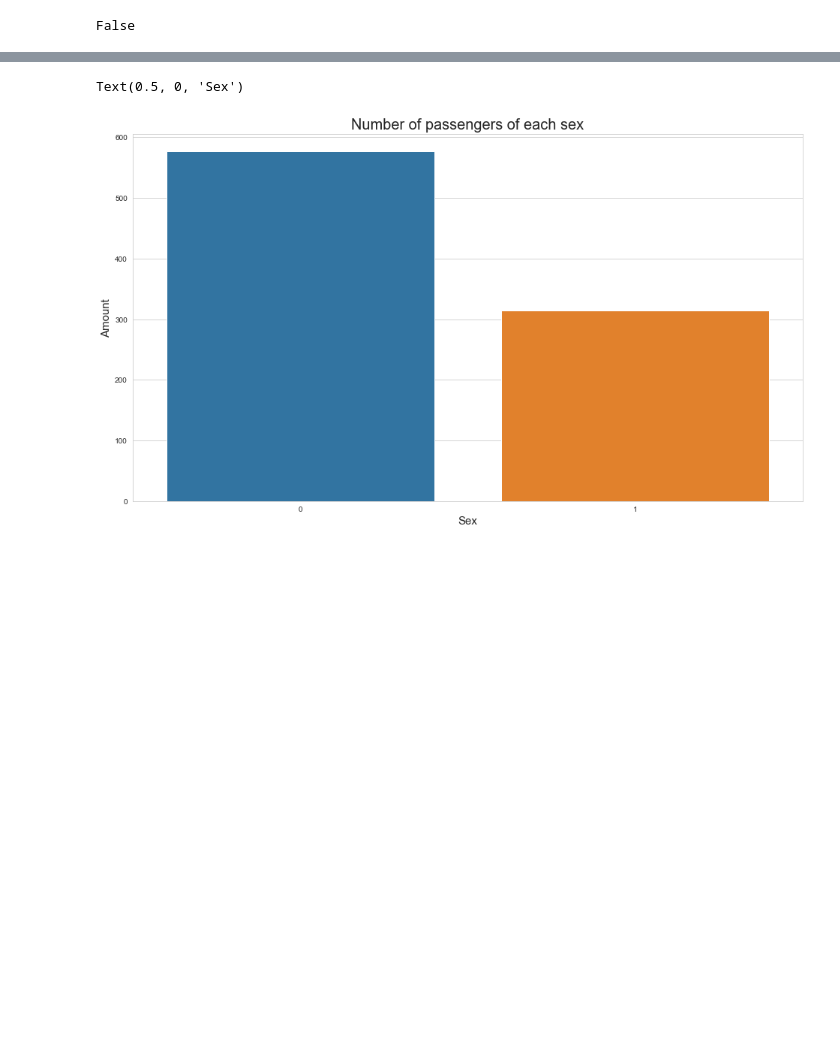
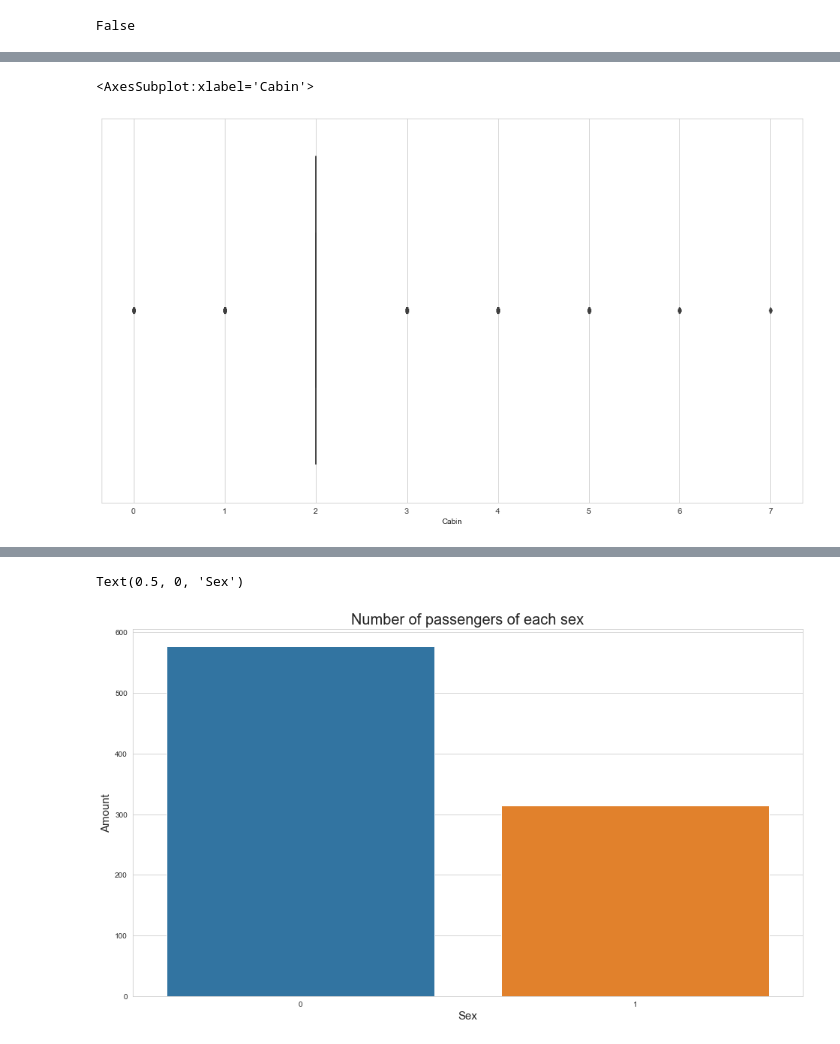
Before and after one commit to GoldenGarr/Titanic-, a Jupyter notebook: Titanic.ipynb, the cells around one changed output, grey strips where cells are left out. Drawn from its saved outputs; the diff is of its cells as text; code cells hidden in the pictures; blank space fills up the shorter version.

```diff
--- a/Titanic.ipynb
+++ b/Titanic.ipynb
@@ -132,0 +161,5 @@ False
+# %%
+sns.boxplot(df.Cabin)
+# %% [output]
+<AxesSubplot:xlabel='Cabin'>
+[figure, added]
```
Also changed, not shown: parts of 28 cells of this notebook.
